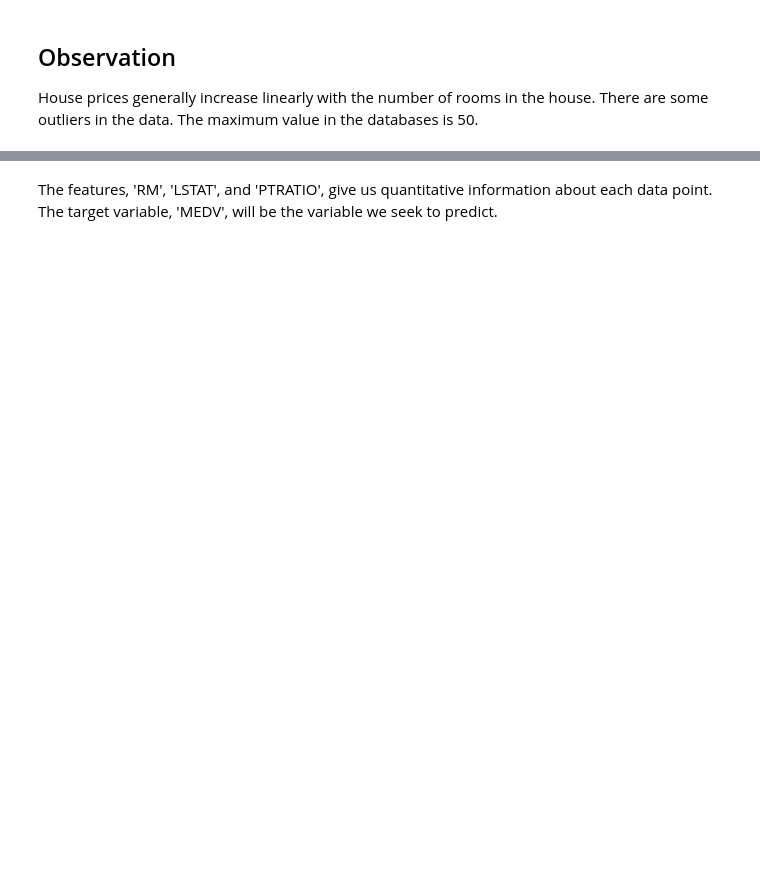
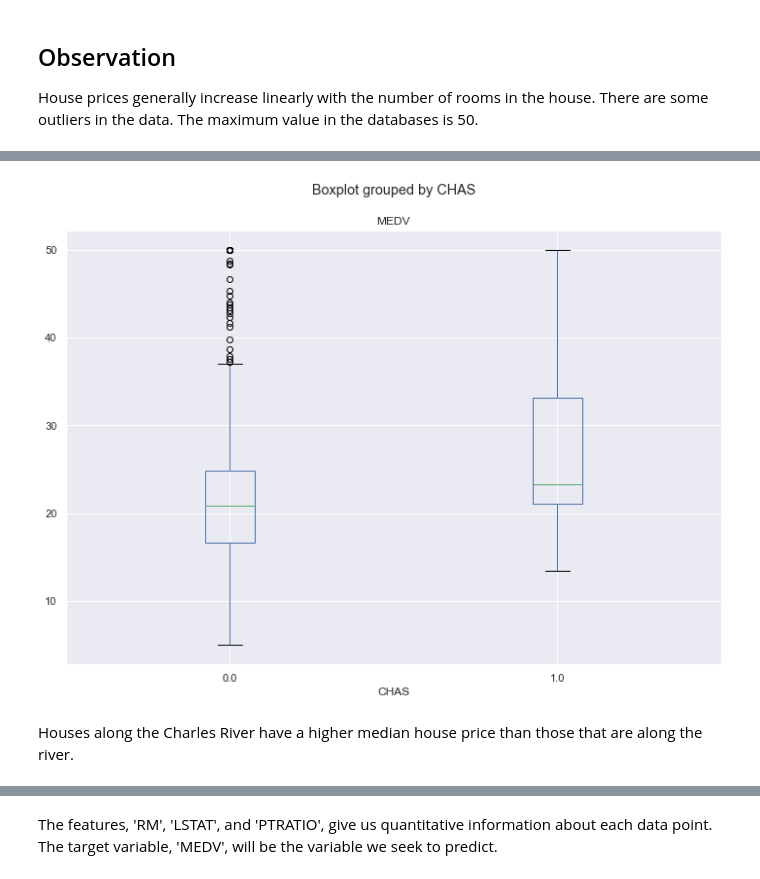
Before and after one commit to GraceAKelly/Machine_learning, a Jupyter notebook: Machine_Learning.ipynb, the cells around one changed output, grey strips where cells are left out. Cells and saved outputs as stored; diff of their text form; code cells hidden in the pictures; blank space fills up the shorter version.

Commit message:
Add boxplots for CHAS

```diff
--- a/Machine_Learning.ipynb
+++ b/Machine_Learning.ipynb
@@ -234,3 +288,10 @@ Analysis of whether there is a significant difference in median house prices bet
+# %%
+boston.boxplot(column='MEDV', by='CHAS')
+plt.show()
+# %% [output]
+[figure, added]
+# %% [markdown]
+Houses along the Charles River have a higher median house price than those that are along the river.
 # %% [markdown]
 ![Keras](https://miro.medium.com/max/1000/1*LkKz4wtZNBo5i-Vc8DWhTA.png)
 
```
Also changed, not shown: parts of 22 cells of this notebook.
